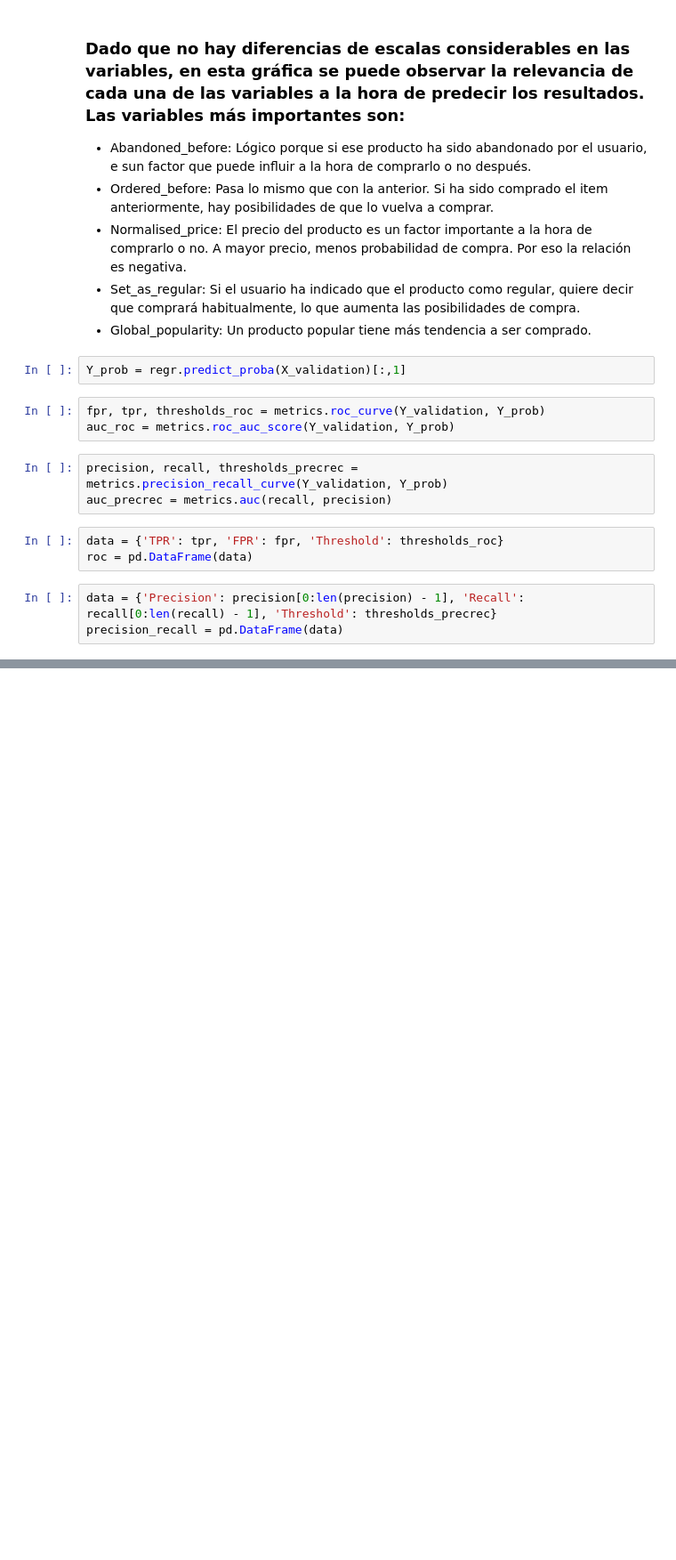
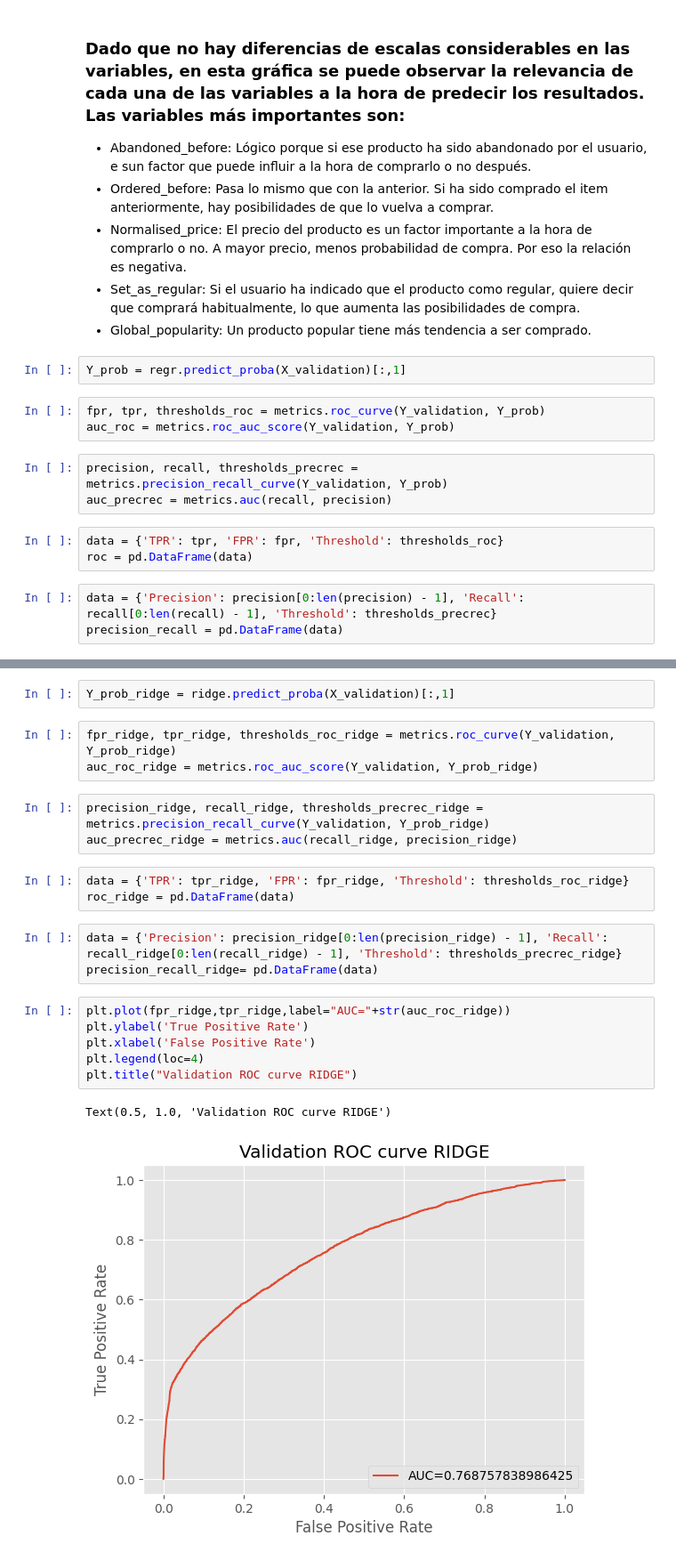
Before and after one commit to uhernando002/zrive-ds, a Jupyter notebook: src/module_3/module_3_milestone1.ipynb, the cells around one changed output, grey strips where cells are left out. Shown at 89% size. Cells and saved outputs as stored; diff of their text form; blank space fills up the shorter version.

```diff
--- a/src/module_3/module_3_milestone1.ipynb
+++ b/src/module_3/module_3_milestone1.ipynb
@@ -198,0 +270,23 @@ plt.show()
+# %%
+Y_prob_ridge = ridge.predict_proba(X_validation)[:,1]
+# %%
+fpr_ridge, tpr_ridge, thresholds_roc_ridge = metrics.roc_curve(Y_validation, Y_prob_ridge)
+auc_roc_ridge = metrics.roc_auc_score(Y_validation, Y_prob_ridge)
+# %%
+precision_ridge, recall_ridge, thresholds_precrec_ridge = metrics.precision_recall_curve(Y_validation, Y_prob_ridge)
+auc_precrec_ridge = metrics.auc(recall_ridge, precision_ridge)
+# %%
+data = {'TPR': tpr_ridge, 'FPR': fpr_ridge, 'Threshold': thresholds_roc_ridge}
+roc_ridge = pd.DataFrame(data)
+# %%
+data = {'Precision': precision_ridge[0:len(precision_ridge) - 1], 'Recall': recall_ridge[0:len(recall_ridge) - 1], 'Threshold': thresholds_precrec_ridge}
+precision_recall_ridge= pd.DataFrame(data)
+# %%
+plt.plot(fpr_ridge,tpr_ridge,label="AUC="+str(auc_roc_ridge))
+plt.ylabel('True Positive Rate')
+plt.xlabel('False Positive Rate')
+plt.legend(loc=4)
+plt.title("Validation ROC curve RIDGE")
+# %% [output]
+Text(0.5, 1.0, 'Validation ROC curve RIDGE')
+[figure, added]
```
Also changed, not shown: parts of 44 cells of this notebook, 1 other file.
